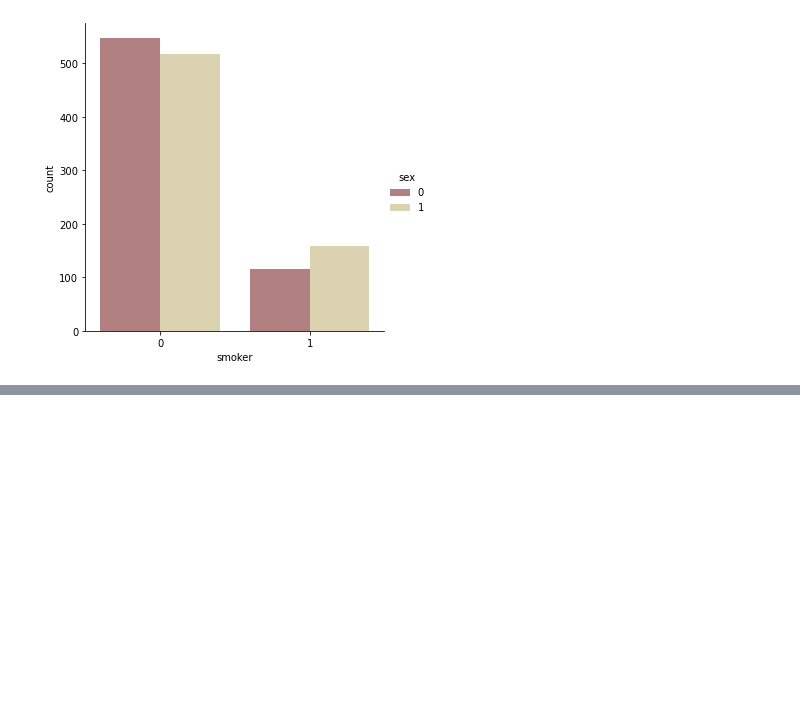
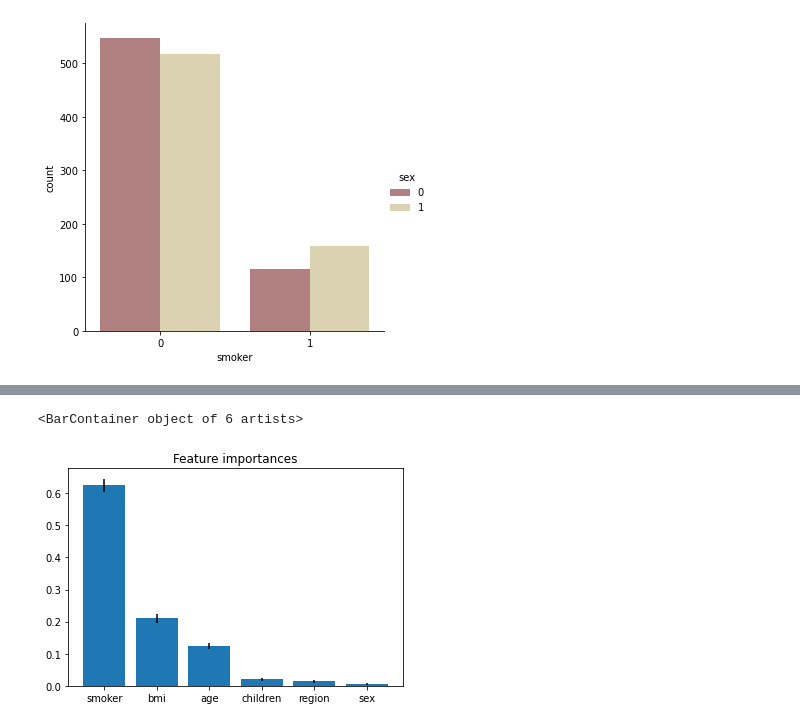
Before and after one commit to TomeCarvalho/TAA_P1, a Jupyter notebook: analise.ipynb, the cells around one changed output, grey strips where cells are left out. Cells and saved outputs as stored; diff of their text form; code cells hidden in the pictures; blank space fills up the shorter version.

```diff
--- a/analise.ipynb
+++ b/analise.ipynb
@@ -181,0 +252,15 @@ Average score: 0.8444467582828021
+# %%
+# Feature Importances
+
+importances = rfr.feature_importances_
+std = np.std([tree.feature_importances_ for tree in rfr.estimators_], axis=0)
+indices = np.argsort(importances)[::-1]
+variables = ['age', 'sex', 'bmi', 'children', 'smoker', 'region']
+importance_list = [variables[indices[f]] for f in range(x.shape[1])]
+
+pl.figure()
+pl.title("Feature importances")
+pl.bar(importance_list, importances[indices], yerr=std[indices])
+# %% [output]
+<BarContainer object of 6 artists>
+[figure, added]
```
Also changed, not shown: parts of 4 cells of this notebook.
